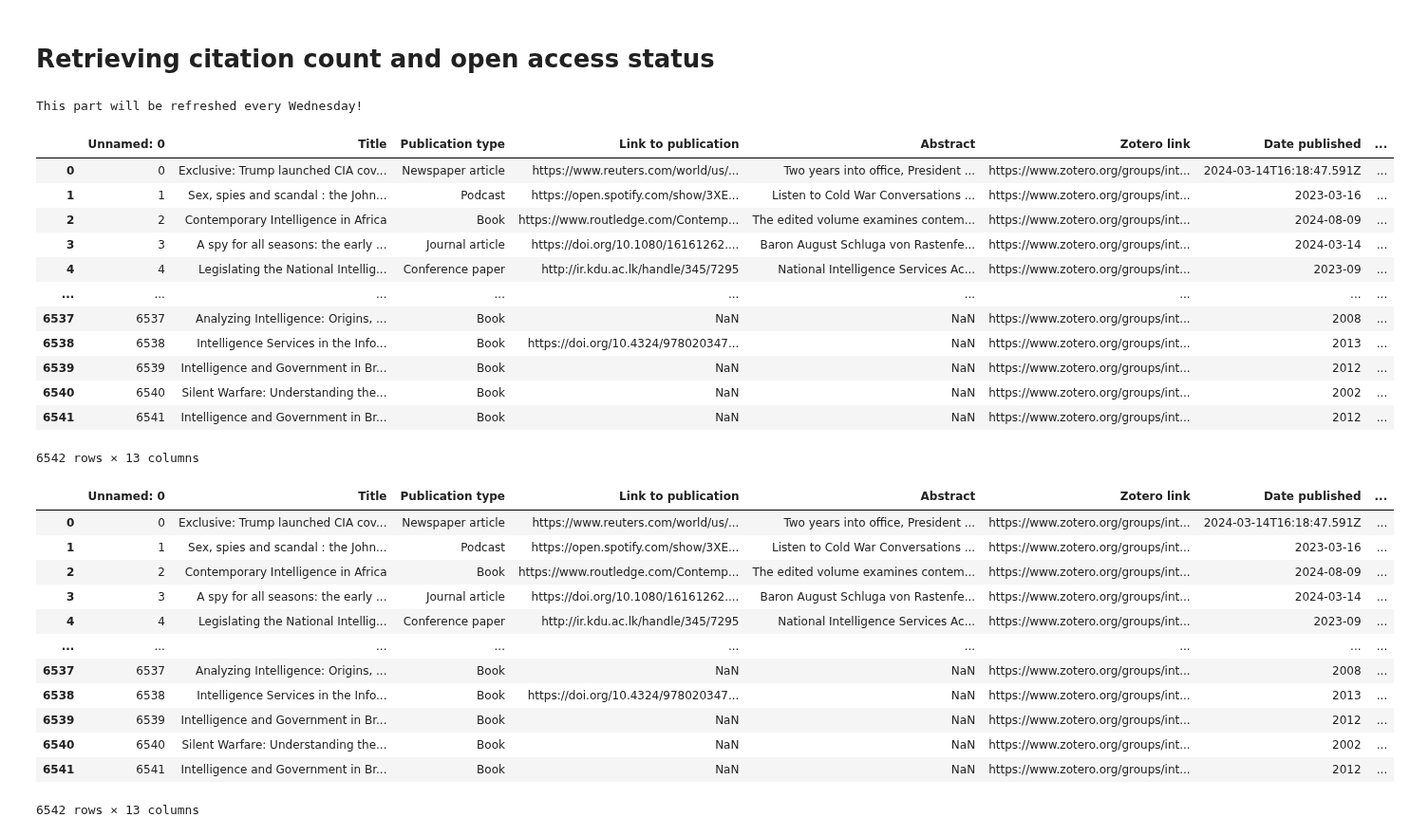
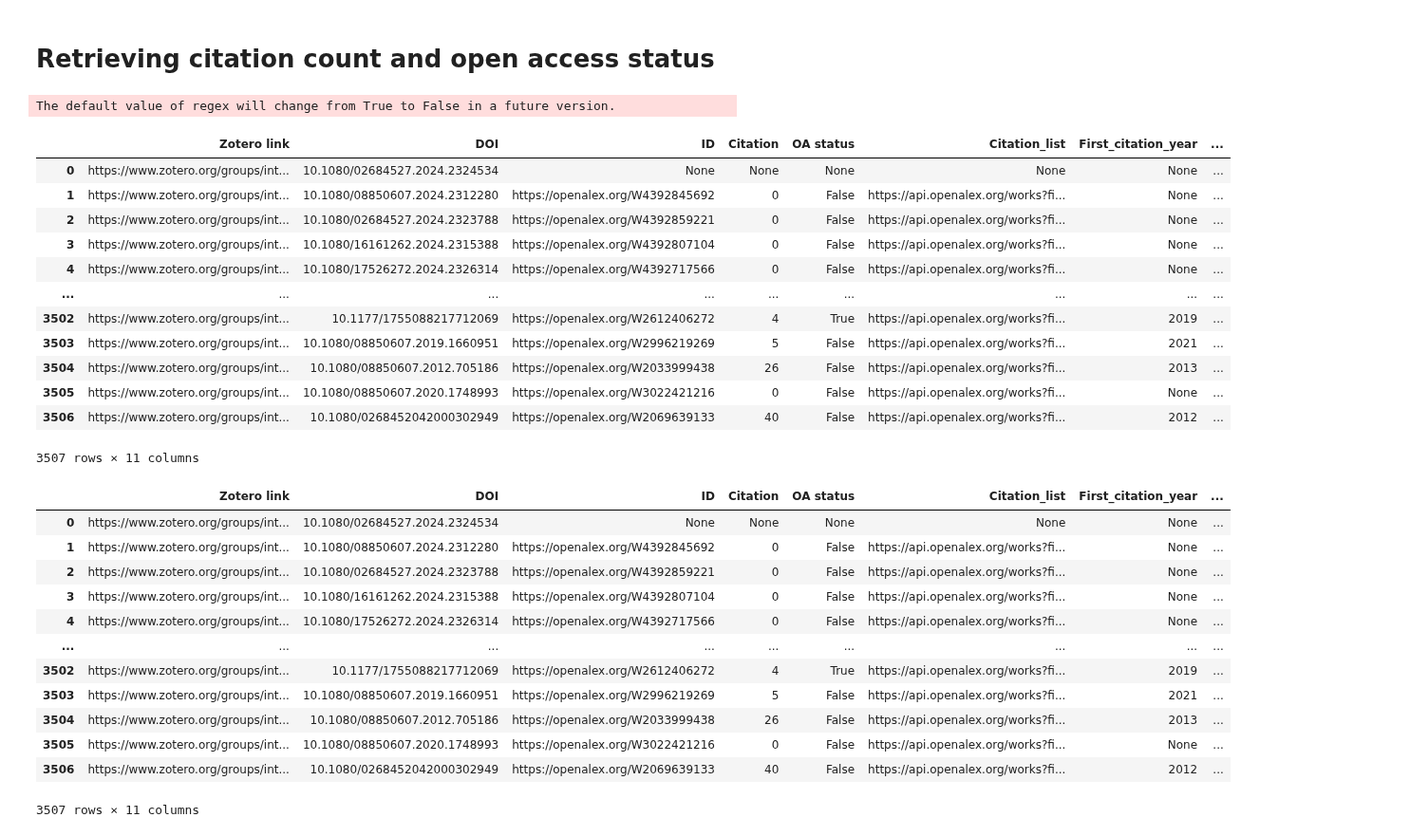
Before and after one commit to yusufaliozkan/zotero-intelligence-bibliography, a Jupyter notebook: all_items.ipynb, the cells around one changed output. Shown at 95% size. Saved outputs shown, nothing was run; the diff lists cells and outputs as text; code cells hidden in the pictures.

```diff
--- a/all_items.ipynb
+++ b/all_items.ipynb
@@ -578,7 +578,7 @@ test
 # Retrieving citation count and open access status
 # %%
 df_doi = pd.read_csv('all_items.csv')
-if datetime.today().weekday() == 1:
+if datetime.today().weekday() == 4:
 
     df_doi = df_doi[['Zotero link', 'DOI']].dropna()
     df_doi = df_doi.drop(df_doi[df_doi['DOI'] == ''].index)
@@ -625,47 +625,47 @@ if datetime.today().weekday() == 1:
     # Iterate over each row in the DataFrame
     for index, row in df_doi.iterrows():
         doi = row['DOI']
         article_metadata = fetch_article_metadata(doi)
         if article_metadata:
             # Update DataFrame with fetched information
             df_doi.at[index, 'ID'] = article_metadata['ID']
             df_doi.at[index, 'Citation'] = article_metadata['Citation']
             df_doi.at[index, 'OA status'] = article_metadata['OA status']
             df_doi.at[index, 'First_citation_year'] = article_metadata['First_citation_year']
             df_doi.at[index, 'Last_citation_year'] = article_metadata['Last_citation_year']
             if 'Citation_list' in article_metadata:
                 df_doi.at[index, 'Citation_list'] = article_metadata['Citation_list']
             else:
                 # Set to None if key is not found
                 df_doi.at[index, 'Citation_list'] = None
             df_doi.at[index, 'Publication_year'] = article_metadata['Publication_year']
             if 'OA_link' in article_metadata:
                 df_doi.at[index, 'OA_link'] = article_metadata['OA_link']
             else:
                 # Set to None if key is not found
                 df_doi.at[index, 'OA_link'] = None
 
     # Calculate the difference between First_citation_year and Publication_year
     df_doi['Year_difference'] = df_doi['First_citation_year'] - df_doi['Publication_year']
     df_doi.to_csv('citations.csv')
 else:
     print('This part will be refreshed every Wednesday!')
 df_doi
 # %% [output]
-This part will be refreshed every Wednesday!
+The default value of regex will change from True to False in a future version.
-|  | Unnamed: 0 | Title | Publication type | Link to publication | Abstract | Zotero link | Date published | ... |
-| 0 | 0 | Exclusive: Trump launched CIA cov... | Newspaper article | https://www.reuters.com/world/us/... | Two years into office, President ... | https://www.zotero.org/groups/int... | 2024-03-14T16:18:47.591Z | ... |
-| 1 | 1 | Sex, spies and scandal : the John... | Podcast | https://open.spotify.com/show/3XE... | Listen to Cold War Conversations ... | https://www.zotero.org/groups/int... | 2023-03-16 | ... |
-| 2 | 2 | Contemporary Intelligence in Africa | Book | https://www.routledge.com/Contemp... | The edited volume examines contem... | https://www.zotero.org/groups/int... | 2024-08-09 | ... |
-| 3 | 3 | A spy for all seasons: the early ... | Journal article | https://doi.org/10.1080/16161262.... | Baron August Schluga von Rastenfe... | https://www.zotero.org/groups/int... | 2024-03-14 | ... |
-| 4 | 4 | Legislating the National Intellig... | Conference paper | http://ir.kdu.ac.lk/handle/345/7295 | National Intelligence Services Ac... | https://www.zotero.org/groups/int... | 2023-09 | ... |
+|  | Zotero link | DOI | ID | Citation | OA status | Citation_list | First_citation_year | ... |
+| 0 | https://www.zotero.org/groups/int... | 10.1080/02684527.2024.2324534 | None | None | None | None | None | ... |
+| 1 | https://www.zotero.org/groups/int... | 10.1080/08850607.2024.2312280 | https://openalex.org/W4392845692 | 0 | False | https://api.openalex.org/works?fi... | None | ... |
+| 2 | https://www.zotero.org/groups/int... | 10.1080/02684527.2024.2323788 | https://openalex.org/W4392859221 | 0 | False | https://api.openalex.org/works?fi... | None | ... |
+| 3 | https://www.zotero.org/groups/int... | 10.1080/16161262.2024.2315388 | https://openalex.org/W4392807104 | 0 | False | https://api.openalex.org/works?fi... | None | ... |
+| 4 | https://www.zotero.org/groups/int... | 10.1080/17526272.2024.2326314 | https://openalex.org/W4392717566 | 0 | False | https://api.openalex.org/works?fi... | None | ... |
 | ... | ... | ... | ... | ... | ... | ... | ... | ... |
-| 6537 | 6537 | Analyzing Intelligence: Origins, ... | Book | NaN | NaN | https://www.zotero.org/groups/int... | 2008 | ... |
-| 6538 | 6538 | Intelligence Services in the Info... | Book | https://doi.org/10.4324/978020347... | NaN | https://www.zotero.org/groups/int... | 2013 | ... |
-| 6539 | 6539 | Intelligence and Government in Br... | Book | NaN | NaN | https://www.zotero.org/groups/int... | 2012 | ... |
-| 6540 | 6540 | Silent Warfare: Understanding the... | Book | NaN | NaN | https://www.zotero.org/groups/int... | 2002 | ... |
-| 6541 | 6541 | Intelligence and Government in Br... | Book | NaN | NaN | https://www.zotero.org/groups/int... | 2012 | ... |
+| 3502 | https://www.zotero.org/groups/int... | 10.1177/1755088217712069 | https://openalex.org/W2612406272 | 4 | True | https://api.openalex.org/works?fi... | 2019 | ... |
+| 3503 | https://www.zotero.org/groups/int... | 10.1080/08850607.2019.1660951 | https://openalex.org/W2996219269 | 5 | False | https://api.openalex.org/works?fi... | 2021 | ... |
+| 3504 | https://www.zotero.org/groups/int... | 10.1080/08850607.2012.705186 | https://openalex.org/W2033999438 | 26 | False | https://api.openalex.org/works?fi... | 2013 | ... |
+| 3505 | https://www.zotero.org/groups/int... | 10.1080/08850607.2020.1748993 | https://openalex.org/W3022421216 | 0 | False | https://api.openalex.org/works?fi... | None | ... |
+| 3506 | https://www.zotero.org/groups/int... | 10.1080/0268452042000302949 | https://openalex.org/W2069639133 | 40 | False | https://api.openalex.org/works?fi... | 2012 | ... |
-6542 rows × 13 columns
+3507 rows × 11 columns
 # %%
 # ## Remove after the first successful retrieval 2024-02-18
 
@@ -781,19 +781,19 @@ This part will be refreshed every Wednesday!
 # %%
 df_doi
 # %% [output]
-|  | Unnamed: 0 | Title | Publication type | Link to publication | Abstract | Zotero link | Date published | ... |
-| 0 | 0 | Exclusive: Trump launched CIA cov... | Newspaper article | https://www.reuters.com/world/us/... | Two years into office, President ... | https://www.zotero.org/groups/int... | 2024-03-14T16:18:47.591Z | ... |
-| 1 | 1 | Sex, spies and scandal : the John... | Podcast | https://open.spotify.com/show/3XE... | Listen to Cold War Conversations ... | https://www.zotero.org/groups/int... | 2023-03-16 | ... |
-| 2 | 2 | Contemporary Intelligence in Africa | Book | https://www.routledge.com/Contemp... | The edited volume examines contem... | https://www.zotero.org/groups/int... | 2024-08-09 | ... |
-| 3 | 3 | A spy for all seasons: the early ... | Journal article | https://doi.org/10.1080/16161262.... | Baron August Schluga von Rastenfe... | https://www.zotero.org/groups/int... | 2024-03-14 | ... |
-| 4 | 4 | Legislating the National Intellig... | Conference paper | http://ir.kdu.ac.lk/handle/345/7295 | National Intelligence Services Ac... | https://www.zotero.org/groups/int... | 2023-09 | ... |
+|  | Zotero link | DOI | ID | Citation | OA status | Citation_list | First_citation_year | ... |
+| 0 | https://www.zotero.org/groups/int... | 10.1080/02684527.2024.2324534 | None | None | None | None | None | ... |
+| 1 | https://www.zotero.org/groups/int... | 10.1080/08850607.2024.2312280 | https://openalex.org/W4392845692 | 0 | False | https://api.openalex.org/works?fi... | None | ... |
+| 2 | https://www.zotero.org/groups/int... | 10.1080/02684527.2024.2323788 | https://openalex.org/W4392859221 | 0 | False | https://api.openalex.org/works?fi... | None | ... |
+| 3 | https://www.zotero.org/groups/int... | 10.1080/16161262.2024.2315388 | https://openalex.org/W4392807104 | 0 | False | https://api.openalex.org/works?fi... | None | ... |
+| 4 | https://www.zotero.org/groups/int... | 10.1080/17526272.2024.2326314 | https://openalex.org/W4392717566 | 0 | False | https://api.openalex.org/works?fi... | None | ... |
 | ... | ... | ... | ... | ... | ... | ... | ... | ... |
-| 6537 | 6537 | Analyzing Intelligence: Origins, ... | Book | NaN | NaN | https://www.zotero.org/groups/int... | 2008 | ... |
-| 6538 | 6538 | Intelligence Services in the Info... | Book | https://doi.org/10.4324/978020347... | NaN | https://www.zotero.org/groups/int... | 2013 | ... |
-| 6539 | 6539 | Intelligence and Government in Br... | Book | NaN | NaN | https://www.zotero.org/groups/int... | 2012 | ... |
-| 6540 | 6540 | Silent Warfare: Understanding the... | Book | NaN | NaN | https://www.zotero.org/groups/int... | 2002 | ... |
-| 6541 | 6541 | Intelligence and Government in Br... | Book | NaN | NaN | https://www.zotero.org/groups/int... | 2012 | ... |
+| 3502 | https://www.zotero.org/groups/int... | 10.1177/1755088217712069 | https://openalex.org/W2612406272 | 4 | True | https://api.openalex.org/works?fi... | 2019 | ... |
+| 3503 | https://www.zotero.org/groups/int... | 10.1080/08850607.2019.1660951 | https://openalex.org/W2996219269 | 5 | False | https://api.openalex.org/works?fi... | 2021 | ... |
+| 3504 | https://www.zotero.org/groups/int... | 10.1080/08850607.2012.705186 | https://openalex.org/W2033999438 | 26 | False | https://api.openalex.org/works?fi... | 2013 | ... |
+| 3505 | https://www.zotero.org/groups/int... | 10.1080/08850607.2020.1748993 | https://openalex.org/W3022421216 | 0 | False | https://api.openalex.org/works?fi... | None | ... |
+| 3506 | https://www.zotero.org/groups/int... | 10.1080/0268452042000302949 | https://openalex.org/W2069639133 | 40 | False | https://api.openalex.org/works?fi... | 2012 | ... |
-6542 rows × 13 columns
+3507 rows × 11 columns
 # %%
 df_doi_2 = pd.read_csv('citations.csv', usecols=lambda column: column != 'Unnamed: 0')
 df_doi_2
```
Also changed, not shown: parts of 5 cells of this notebook, 7 other files.
